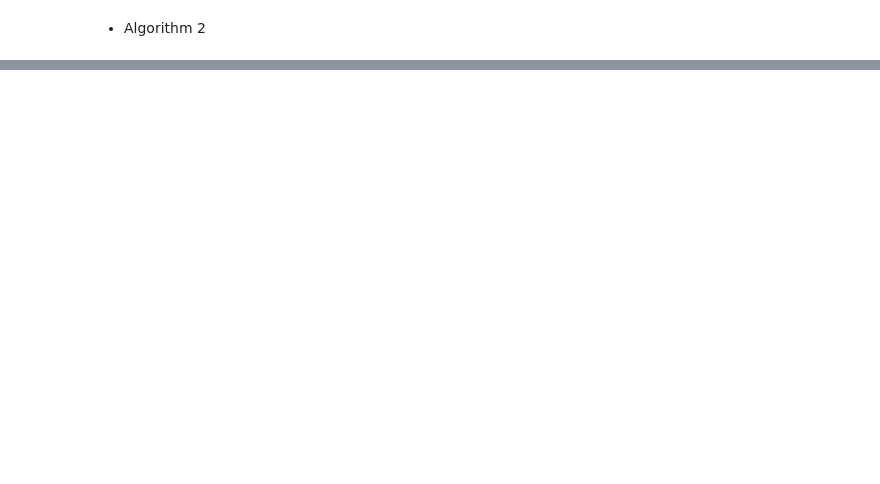
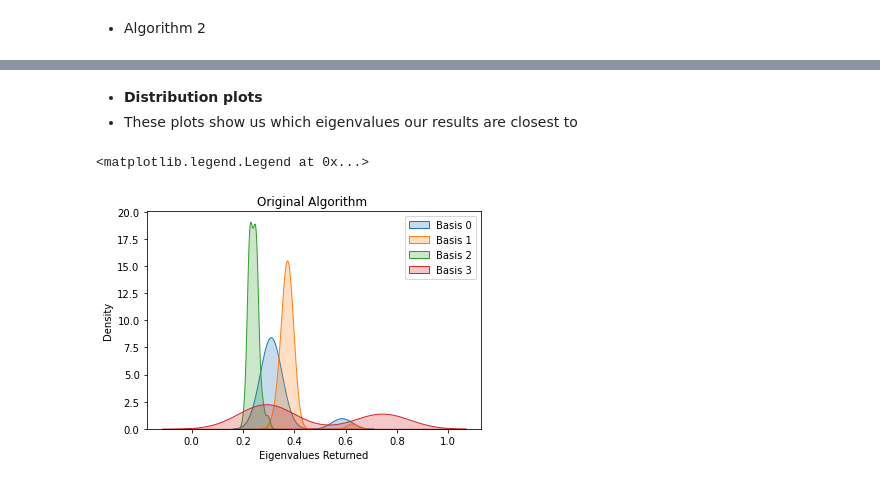
Before and after one commit to TheGupta2012/QPE-Algorithms, a Jupyter notebook: QPE/Statistical QPE/Experiments/Testing convergence to minimum eigenvalues.ipynb, the cells around one changed output, grey strips where cells are left out. Drawn from its saved outputs; the diff is of its cells as text; code cells hidden in the pictures; blank space fills up the shorter version.

```diff
--- a/QPE/Statistical QPE/Experiments/Testing convergence to minimum eigenvalues.ipynb
+++ b/QPE/Statistical QPE/Experiments/Testing convergence to minimum eigenvalues.ipynb
@@ -308,0 +247,22 @@ res1
+# %%
+i = np.identity(4)
+basis = []
+for k in i:
+    basis.append(k)
+# %%
+eig_ret = []
+
+spea1 = SPEA(unit, resolution=30, error=2, max_iters=10)
+simulator = Aer.get_backend('qasm_simulator')
+
+for i in range(4):
+    basis_index = i
+    eigen_vals_ret1 = []
+    while len(eigen_vals_ret1) != 40:
+        res = spea1.get_eigen_pair(
+            backend=simulator, algo='alternate', basis=basis, basis_ind=basis_index)
+        if res['cost'] < 0.75:
+            continue
+        print((len(eigen_vals_ret1)/40)*100, "% done...")
+        eigen_vals_ret1.append(res['theta'])
+    eig_ret.append(eigen_vals_ret1)
@@ -308,0 +291,17 @@ res1
+# %%
+eig_ret2 = []
+
+spea2 = global_max_SPEA(unit, resolution=30, error=2, max_iters=10)
+simulator = Aer.get_backend('qasm_simulator')
+
+for i in range(4):
+    basis_index = i
+    eigen_vals_ret2 = []
+    while len(eigen_vals_ret2) != 40:
+        res = spea2.get_eigen_pair(
+            backend=simulator, algo='alternate', basis=basis, basis_ind=basis_index)
+        if res['cost'] < 0.75:
+            continue
+        print((len(eigen_vals_ret2)/40)*100, "% done...")
+        eigen_vals_ret2.append(res['theta'])
+    eig_ret2.append(eigen_vals_ret2)
@@ -308,0 +330,12 @@ res1
+# %% [markdown]
+- **Distribution plots**
+- These plots show us which eigenvalues our results are closest to
+# %%
+plt.title("Original Algorithm ")
+for i in range(4):
+    sns.kdeplot(eig_ret[i], shade=True, label='Basis '+str(i))
+plt.xlabel("Eigenvalues Returned")
+plt.legend()
+# %% [output]
+<matplotlib.legend.Legend at 0x...>
+[figure, added]
```
Also changed, not shown: parts of 48 cells of this notebook, 6 other files.
